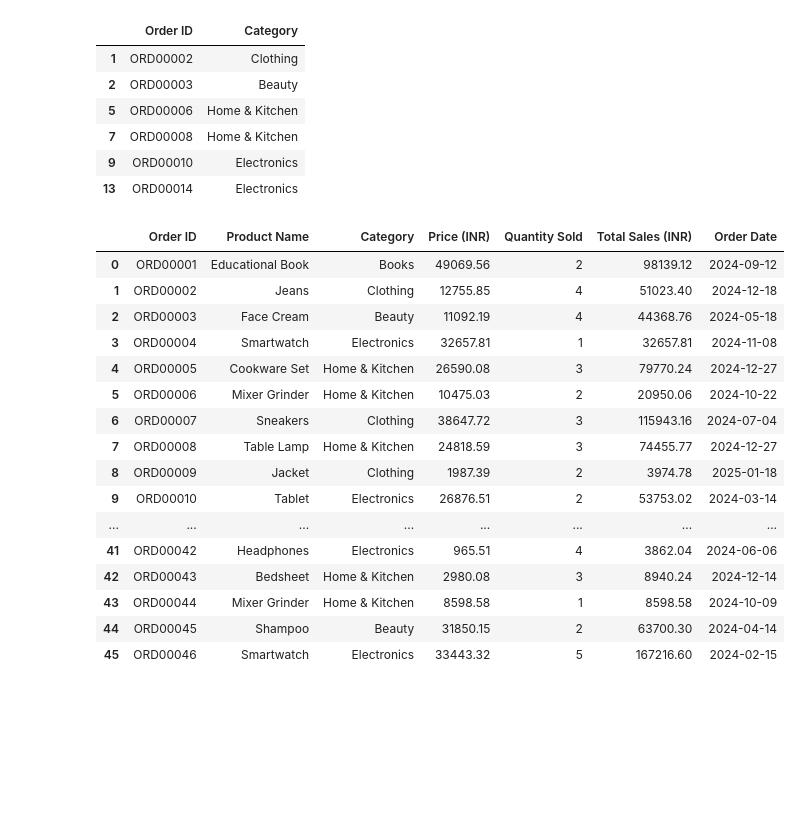
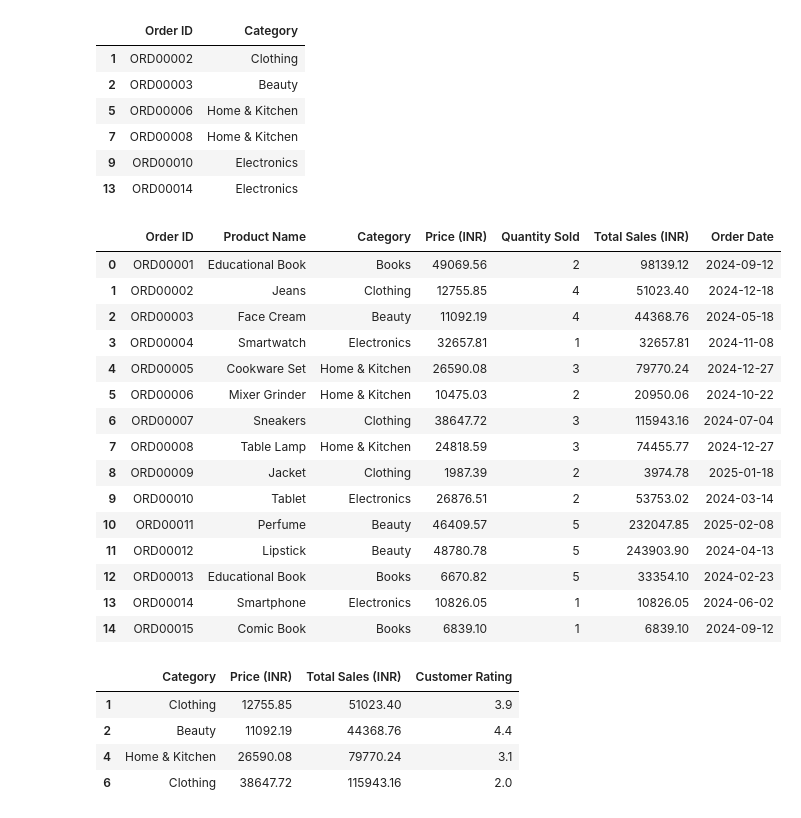
Before and after one commit to Yaminikanta/Python_Libraries, a Jupyter notebook: 02-Pandas/class_pandas.ipynb, the cells around one changed output. Drawn from its saved outputs; the diff is of its cells as text; code cells hidden in the pictures; blank space fills up the shorter version.

```diff
--- a/02-Pandas/class_pandas.ipynb
+++ b/02-Pandas/class_pandas.ipynb
@@ -352,22 +352,29 @@ d1.loc[[1,2,5,7,9,13],['Order ID','Category']]                # it is used to re
 | 13 | ORD00014 | Electronics |
 # %%
 # d1.iloc[row_slicing,column_slicing]                         # it will take row index and column index
-d1.iloc[0:46,0:7]
+d1.iloc[0:15,0:7]
 # %% [output]
 |  | Order ID | Product Name | Category | Price (INR) | Quantity Sold | Total Sales (INR) | Order Date |
 | 0 | ORD00001 | Educational Book | Books | 49069.56 | 2 | 98139.12 | 2024-09-12 |
 | 1 | ORD00002 | Jeans | Clothing | 12755.85 | 4 | 51023.40 | 2024-12-18 |
 | 2 | ORD00003 | Face Cream | Beauty | 11092.19 | 4 | 44368.76 | 2024-05-18 |
 | 3 | ORD00004 | Smartwatch | Electronics | 32657.81 | 1 | 32657.81 | 2024-11-08 |
 | 4 | ORD00005 | Cookware Set | Home & Kitchen | 26590.08 | 3 | 79770.24 | 2024-12-27 |
 | 5 | ORD00006 | Mixer Grinder | Home & Kitchen | 10475.03 | 2 | 20950.06 | 2024-10-22 |
 | 6 | ORD00007 | Sneakers | Clothing | 38647.72 | 3 | 115943.16 | 2024-07-04 |
 | 7 | ORD00008 | Table Lamp | Home & Kitchen | 24818.59 | 3 | 74455.77 | 2024-12-27 |
 | 8 | ORD00009 | Jacket | Clothing | 1987.39 | 2 | 3974.78 | 2025-01-18 |
 | 9 | ORD00010 | Tablet | Electronics | 26876.51 | 2 | 53753.02 | 2024-03-14 |
-| ... | ... | ... | ... | ... | ... | ... | ... |
-| 41 | ORD00042 | Headphones | Electronics | 965.51 | 4 | 3862.04 | 2024-06-06 |
-| 42 | ORD00043 | Bedsheet | Home & Kitchen | 2980.08 | 3 | 8940.24 | 2024-12-14 |
-| 43 | ORD00044 | Mixer Grinder | Home & Kitchen | 8598.58 | 1 | 8598.58 | 2024-10-09 |
-| 44 | ORD00045 | Shampoo | Beauty | 31850.15 | 2 | 63700.30 | 2024-04-14 |
-| 45 | ORD00046 | Smartwatch | Electronics | 33443.32 | 5 | 167216.60 | 2024-02-15 |
+| 10 | ORD00011 | Perfume | Beauty | 46409.57 | 5 | 232047.85 | 2025-02-08 |
+| 11 | ORD00012 | Lipstick | Beauty | 48780.78 | 5 | 243903.90 | 2024-04-13 |
+| 12 | ORD00013 | Educational Book | Books | 6670.82 | 5 | 33354.10 | 2024-02-23 |
+| 13 | ORD00014 | Smartphone | Electronics | 10826.05 | 1 | 10826.05 | 2024-06-02 |
+| 14 | ORD00015 | Comic Book | Books | 6839.10 | 1 | 6839.10 | 2024-09-12 |
+# %%
+d1.iloc[[1,2,4,6],[2,3,5,8]]
+# %% [output]
+|  | Category | Price (INR) | Total Sales (INR) | Customer Rating |
+| 1 | Clothing | 12755.85 | 51023.40 | 3.9 |
+| 2 | Beauty | 11092.19 | 44368.76 | 4.4 |
+| 4 | Home & Kitchen | 26590.08 | 79770.24 | 3.1 |
+| 6 | Clothing | 38647.72 | 115943.16 | 2.0 |
```
